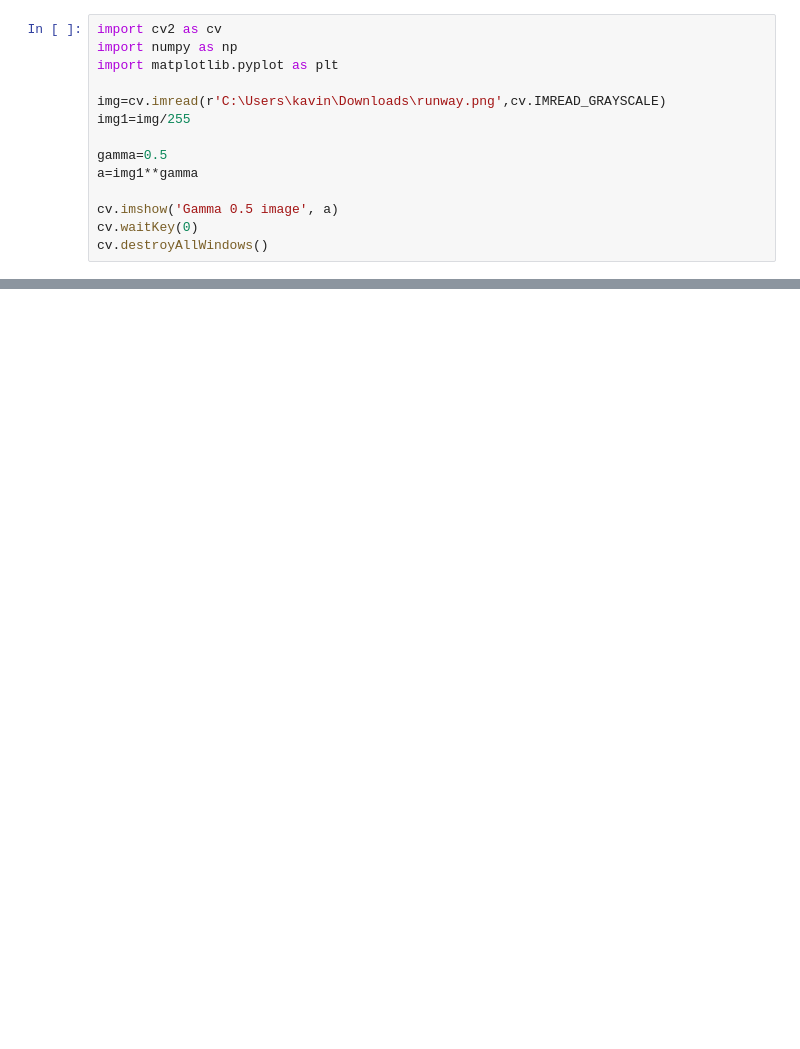
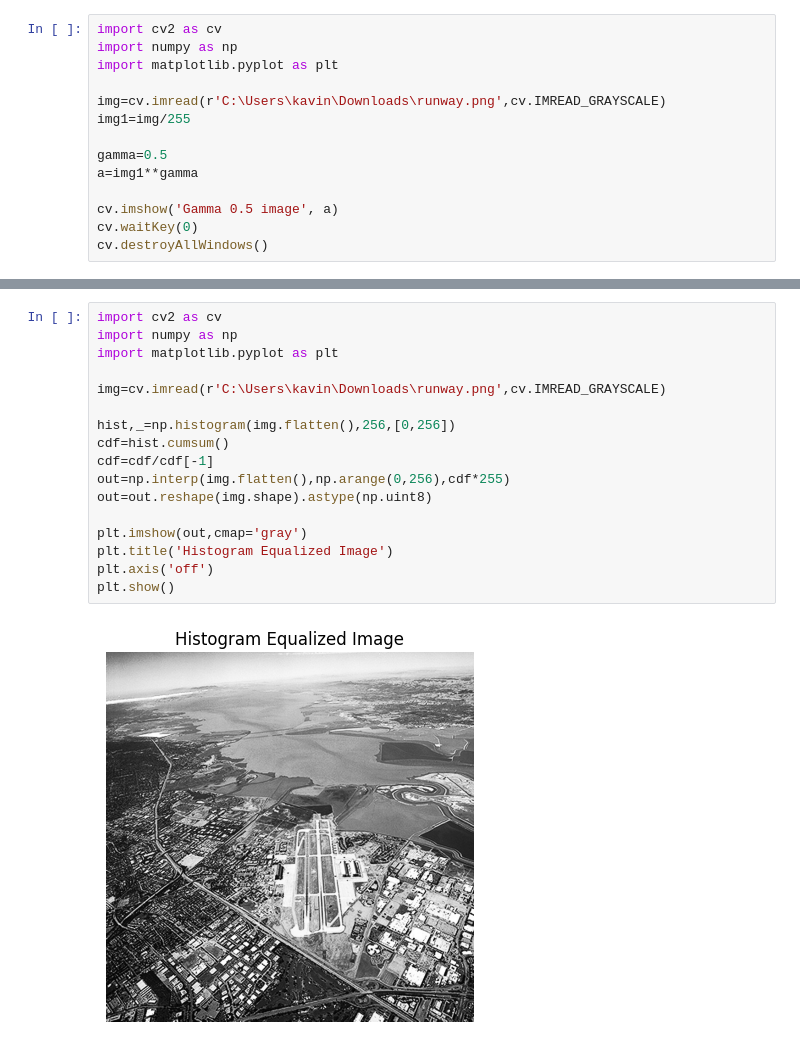
Before and after one commit to kavinduabekoon/GitHub, a Jupyter notebook: Untitled-1.ipynb, the cells around one changed output, grey strips where cells are left out. Saved outputs shown, nothing was run; the diff lists cells and outputs as text; blank space fills up the shorter version.

```diff
--- a/Untitled-1.ipynb
+++ b/Untitled-1.ipynb
@@ -30,0 +86,19 @@ KeyboardInterrupt:
+# %%
+import cv2 as cv
+import numpy as np
+import matplotlib.pyplot as plt
+
+img=cv.imread(r'C:\Users\kavin\Downloads\runway.png',cv.IMREAD_GRAYSCALE)
+
+hist,_=np.histogram(img.flatten(),256,[0,256])
+cdf=hist.cumsum()
+cdf=cdf/cdf[-1]
+out=np.interp(img.flatten(),np.arange(0,256),cdf*255)
+out=out.reshape(img.shape).astype(np.uint8)
+
+plt.imshow(out,cmap='gray')
+plt.title('Histogram Equalized Image')
+plt.axis('off')
+plt.show()
+# %% [output]
+[figure, added]
```
Also changed, not shown: parts of 6 cells of this notebook.
